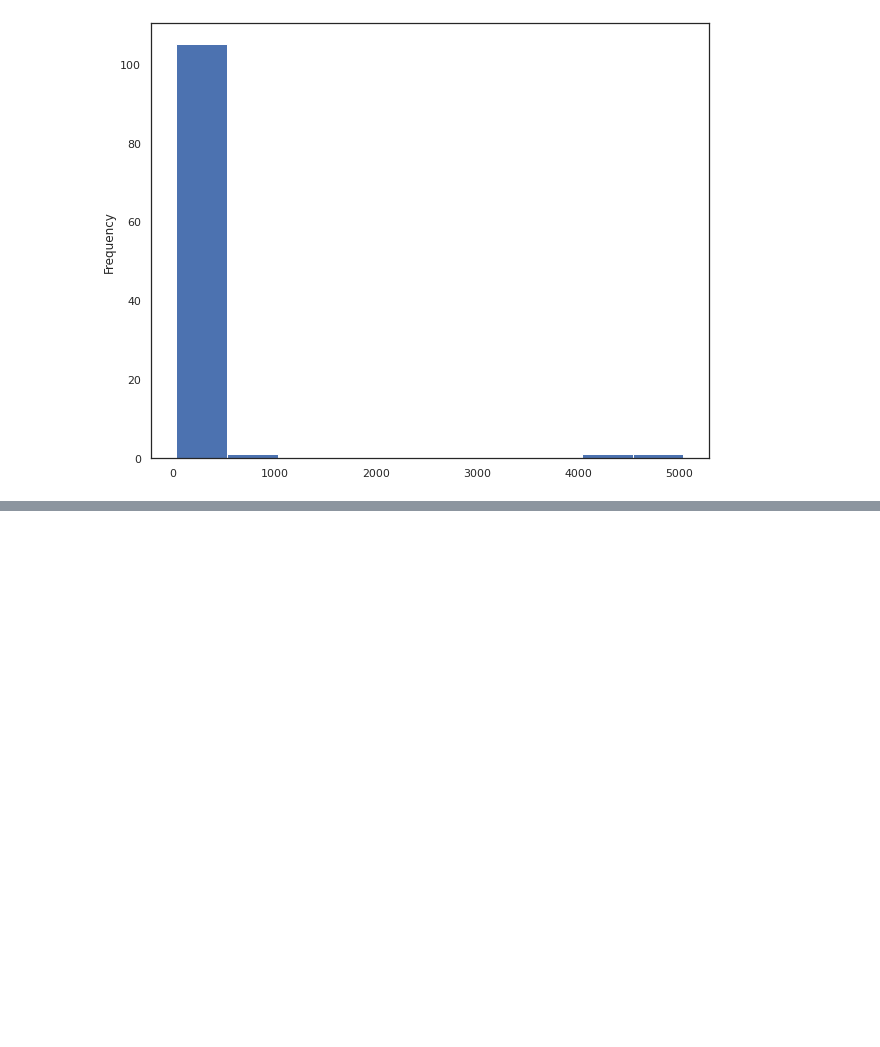
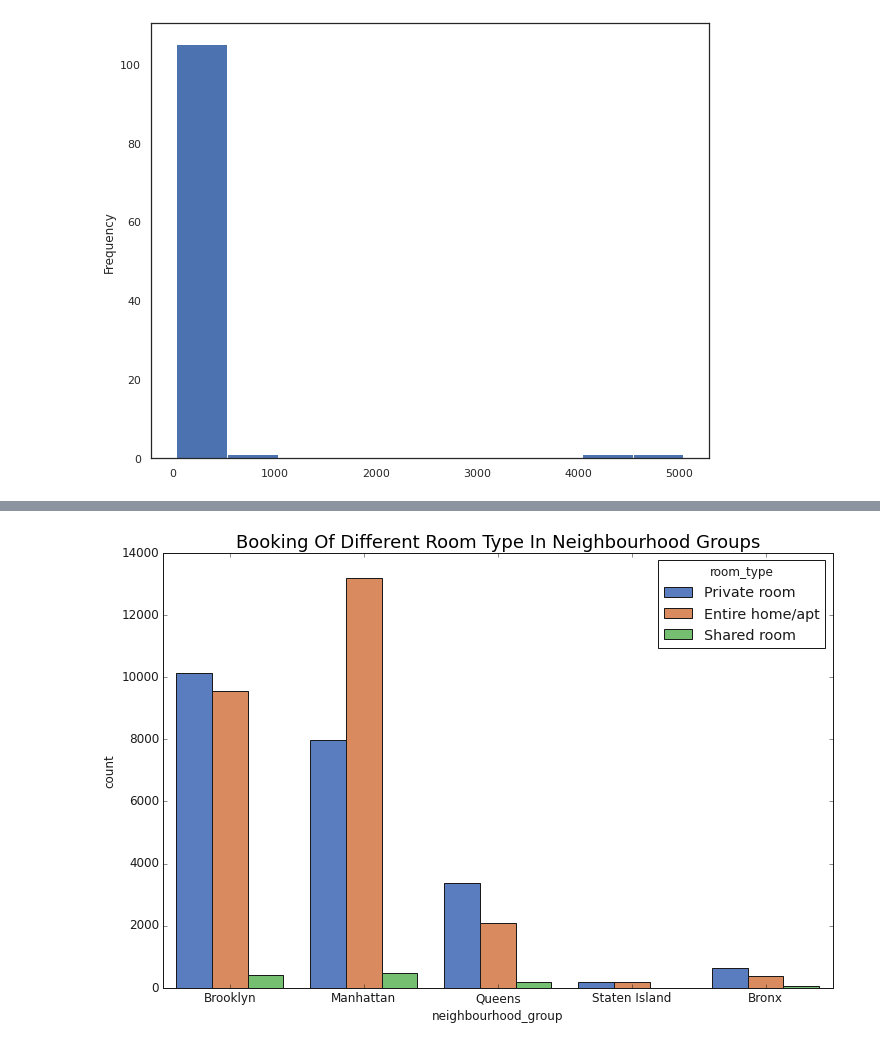
Before and after one commit to sourabhumarani/airbnb-booking, a Jupyter notebook: Airbnb_Bookings.ipynb, the cells around one changed output, grey strips where cells are left out. Saved outputs shown, nothing was run; the diff lists cells and outputs as text; code cells hidden in the pictures; blank space fills up the shorter version.

```diff
--- a/Airbnb_Bookings.ipynb
+++ b/Airbnb_Bookings.ipynb
@@ -447,0 +470,8 @@ Name: price, Length: 108, dtype: float64
+# %%
+plt.figure(figsize=(12,8))
+plt.style.use('classic')
+plt.title("Booking Of Different Room Type In Neighbourhood Groups",color = 'black',fontsize = 18)
+sns.countplot(df.neighbourhood_group,hue=df.room_type, palette="muted")
+plt.show()
+# %% [output]
+[figure, added]
```
Also changed, not shown: parts of 9 cells of this notebook.
